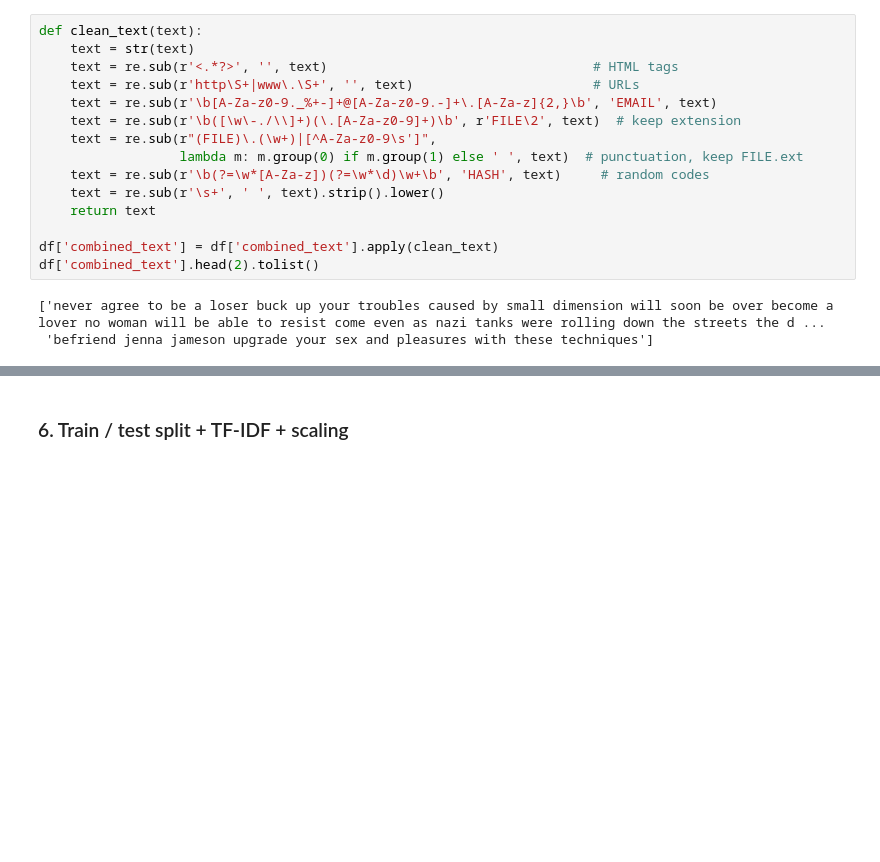
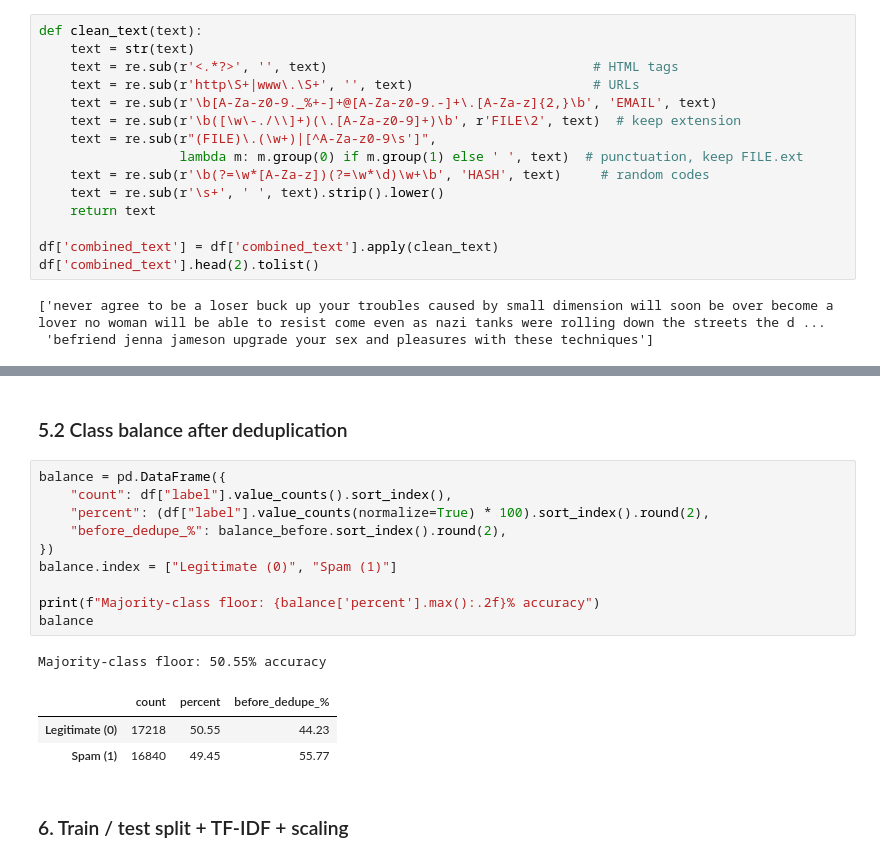
Before and after one commit to Renadyousef/Spam_classification_project, a Jupyter notebook: LazyClassifier.ipynb, the cells around one changed output, grey strips where cells are left out. Cells and saved outputs as stored; diff of their text form; blank space fills up the shorter version.

```diff
--- a/LazyClassifier.ipynb
+++ b/LazyClassifier.ipynb
@@ -118,3 +123,20 @@ df['combined_text'].head(2).tolist()
+# %% [markdown]
+### 5.2 Class balance after deduplication
+# %%
+balance = pd.DataFrame({
+    "count": df["label"].value_counts().sort_index(),
+    "percent": (df["label"].value_counts(normalize=True) * 100).sort_index().round(2),
+    "before_dedupe_%": balance_before.sort_index().round(2),
+})
+balance.index = ["Legitimate (0)", "Spam (1)"]
+
+print(f"Majority-class floor: {balance['percent'].max():.2f}% accuracy")
+balance
+# %% [output]
+Majority-class floor: 50.55% accuracy
+|  | count | percent | before_dedupe_% |
+| Legitimate (0) | 17218 | 50.55 | 44.23 |
+| Spam (1) | 16840 | 49.45 | 55.77 |
 # %% [markdown]
 ### 6. Train / test split + TF-IDF + scaling
 # %%
```
Also changed, not shown: parts of 16 cells of this notebook.
